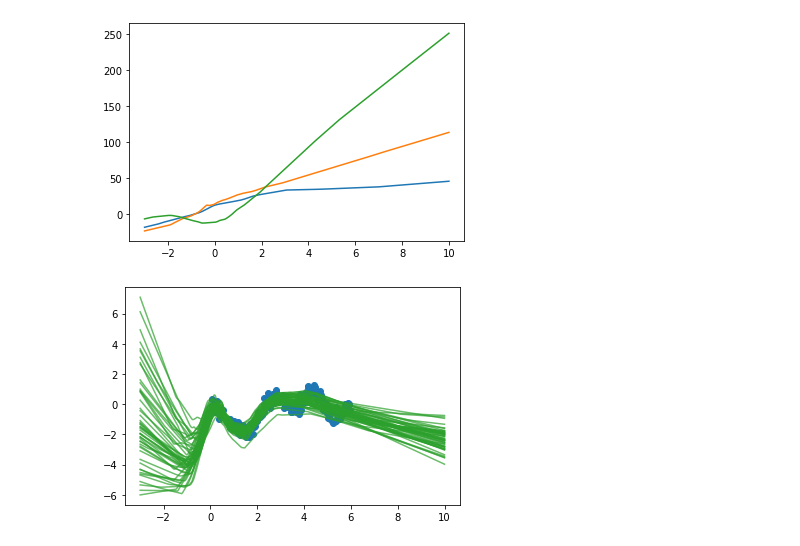
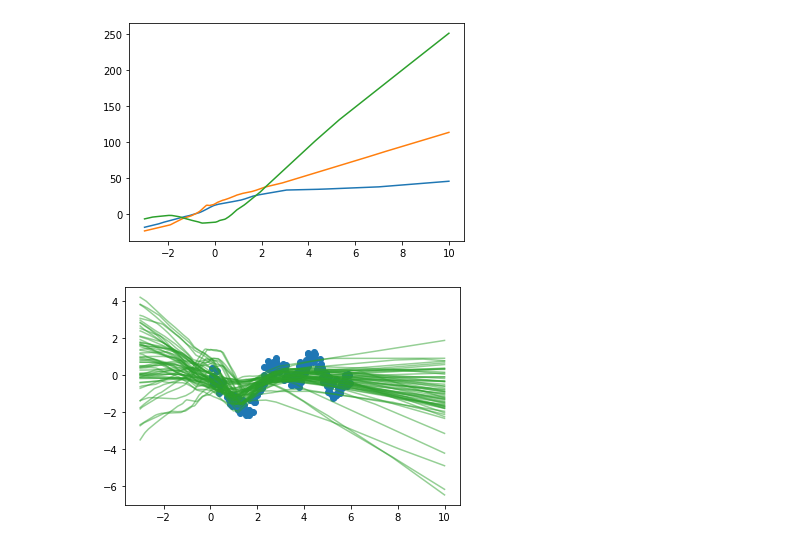
Before and after one commit to ratschlab/bnn_priors, a Jupyter notebook: experiments/1.1_SGLD_test.ipynb, the cells around one changed output. Drawn from its saved outputs; the diff is of its cells as text; code cells hidden in the pictures.

```diff
--- a/experiments/1.1_SGLD_test.ipynb
+++ b/experiments/1.1_SGLD_test.ipynb
@@ -30,24 +30,27 @@ with torch.no_grad():
 # %% [output]
 [figure]
 # %%
-N_steps = 50 # 100
-warmup = 2000 # 50
+N_steps = 20 # 100
+cycles = 3
+skip = 20
+warmup = 500 # 50
 
 model = DenseNet(1,1,32)
 if torch.cuda.is_available():
     model = model.cuda()   # Resample model with He initialization so SGLD works.
 
-sgld = SGLD(model=model, num_samples=N_steps, warmup_steps=warmup, learning_rate=1e-4, decay_rate=0.9999, skip=4)
+sgld = SGLD(model=model, num_samples=N_steps, warmup_steps=warmup, learning_rate=1e-4,
+            skip=skip, sampling_decay=True, cycles=cycles)
 sgld.run(x=x_train, y=y_train, progressbar=True)
 
 samples = sgld.get_samples()
 # %%
-for i in range(N_steps):
+for i in range(cycles*N_steps):
     param_sample = {param : value[i] for param, value in samples.items()}
     model.load_state_dict(param_sample)
     with torch.no_grad():
-        plt.plot(x_test.cpu(), model(x_test).loc.cpu(), color="C2", alpha=0.7)
+        plt.plot(x_test.cpu(), model(x_test).loc.cpu(), color="C2", alpha=0.5)
 plt.scatter(x_train.cpu(), y_train.cpu())
 plt.show()
 # %% [output]
-[figure, old version]
+[figure, new version]
```
Also changed, not shown: 2 other files.
